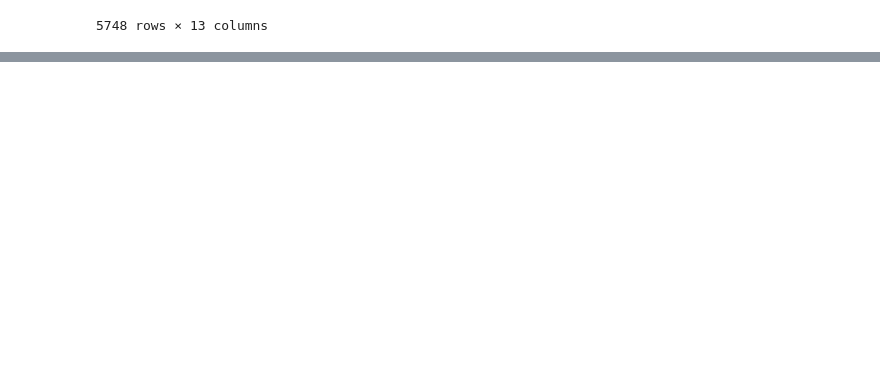
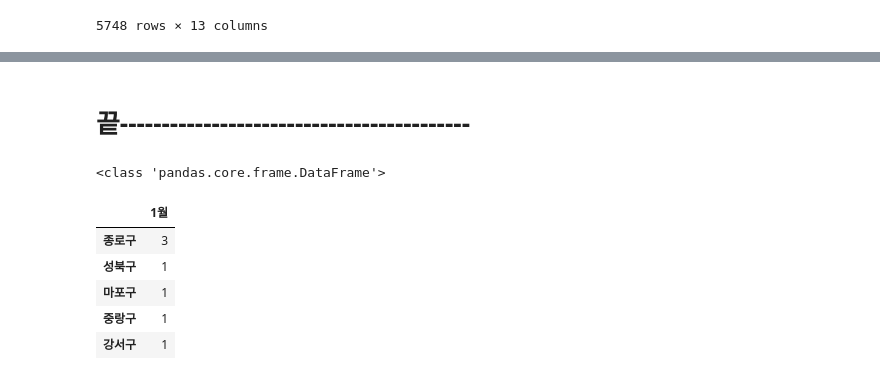
Before and after one commit to rainsky3840/Bootcamp_project, a Jupyter notebook: 김정환/p3_main.ipynb, the cells around one changed output, grey strips where cells are left out. Drawn from its saved outputs; the diff is of its cells as text; code cells hidden in the pictures; blank space fills up the shorter version.

```diff
--- a/김정환/p3_main.ipynb
+++ b/김정환/p3_main.ipynb
@@ -80,0 +243,23 @@ def cleaning(x):
+# %% [markdown]
+# 끝------------------------------------------
+# %%
+#사용되지 않는 코드
+
+#한눈에 모든 데이터를 표시하려 했으나 구 이름 중복값 제거를 못함
+#중복값 제거함과 동시에 숫자를 합쳐야 하나 시간 내에 방법을 찾지 못함
+
+df_month=df1.loc[df1['확진월']=='1']
+df_month=df_month.지역.value_counts()
+df_month=pd.DataFrame(df_month)
+print(type(df_month))
+df_month_all=df_month.rename(columns={'지역':'1월'})
+
+df_month_all
+# %% [output]
+<class 'pandas.core.frame.DataFrame'>
+|  | 1월 |
+| 종로구 | 3 |
+| 성북구 | 1 |
+| 마포구 | 1 |
+| 중랑구 | 1 |
+| 강서구 | 1 |
```
Also changed, not shown: parts of 14 cells of this notebook.
